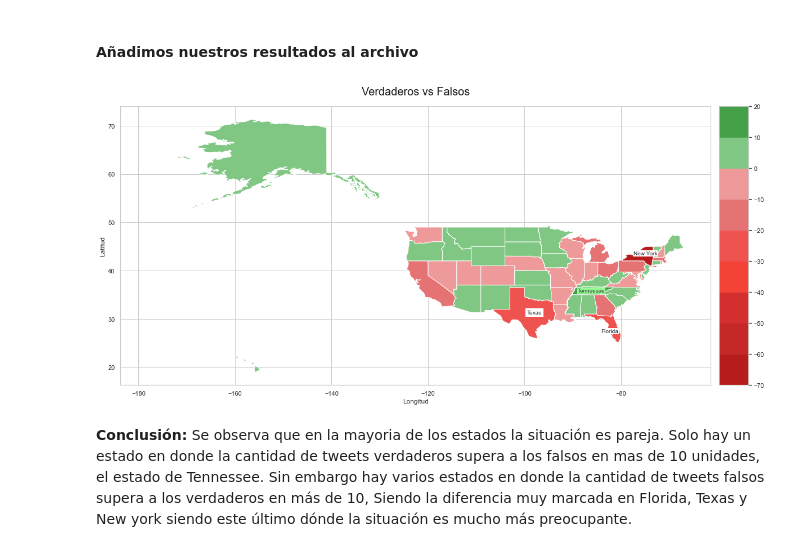
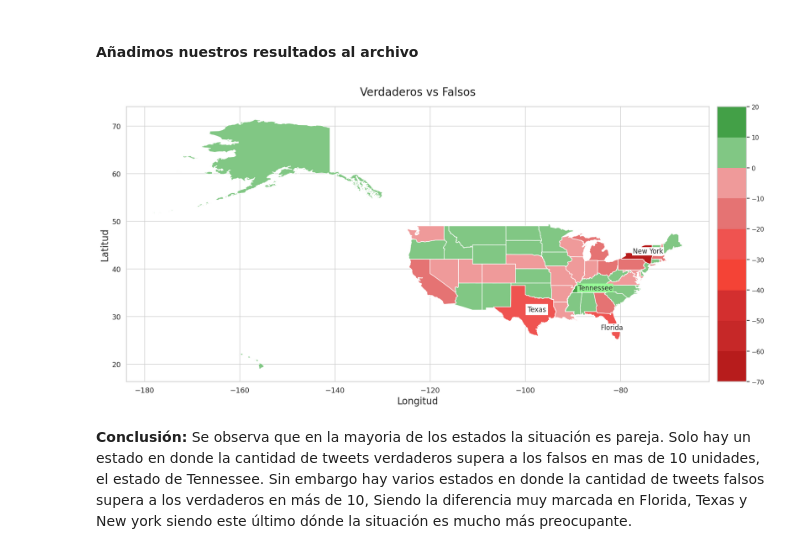
Before and after one commit to Filyank/Datavid-20, a Jupyter notebook: TP1-1c2020/notebook_entregable.ipynb, the cells around one changed output. Cells and saved outputs as stored; diff of their text form; code cells hidden in the pictures.

```diff
--- a/TP1-1c2020/notebook_entregable.ipynb
+++ b/TP1-1c2020/notebook_entregable.ipynb
@@ -1015,35 +1027,36 @@ usa.fillna(0,inplace=True)
 # %%
 
 fig, ax = plt.subplots(figsize=(20, 20))
 
 # Control del título y los ejes
 ax.set_title('Verdaderos vs Falsos',
              pad = 20,
              fontdict={'fontsize':20, 'color': 'k'})
-ax.set_xlabel('Longitud')
-ax.set_ylabel('Latitud')
+ax.set_xlabel('Longitud', fontsize=17)
+ax.set_ylabel('Latitud', fontsize=17)
+ax.tick_params(axis='both', labelsize=13)
 
 # Añadir la leyenda separada del mapa
 divider = make_axes_locatable(ax)
 cax = divider.append_axes("right", size="5%", pad=0.2)
 
 #Colores
 cmap = colors.ListedColormap(['#b71c1c', '#c62828', '#d32f2f','#f44336', '#ef5350','#e57373','#ef9a9a','#81c784','#43a047'])
 boundaries = [-70, -60, -50, -40, -30, -20,-10,0,10,20]
 norm = colors.BoundaryNorm(boundaries, cmap.N, clip=True)
 
 #Agrego etiquetas
 plt.text(-330, -28, 'New York', bbox=dict(boxstyle='square,pad=0.1', fc='white', ec='none')) # 300m x offset added.
 plt.text(-655, -47, 'Texas', bbox=dict(boxstyle='square,pad=0.3', fc='white', ec='none')) # 300m x offset added.
 plt.text(-430, -53, 'Florida', bbox=dict(boxstyle='square,pad=0.1', fc='white', ec='none')) # 300m x offset added.
 plt.text(-500, -40, 'Tennessee', bbox=dict(boxstyle='square,pad=0.1', fc='palegreen', ec='none')) # 300m x offset added.
 
 # Generar y cargar el mapa
 usa.plot(column ='diff', ax=ax,legend=True, cax=cax, zorder=5,cmap=cmap,norm=norm)
 plt.show()
 plt.close()
 # %% [output]
-[figure, old version]
+[figure, new version]
 # %% [markdown]
 **Conclusión:** Se observa que en la mayoria de los estados la situación es pareja. Solo hay un estado en donde la cantidad de tweets verdaderos supera a los falsos en mas de 10 unidades, el estado de Tennessee. Sin embargo hay varios estados en donde la cantidad de tweets falsos supera a los verdaderos en más de 10, Siendo la diferencia muy marcada en Florida, Texas y New york siendo este último dónde la situación es mucho más preocupante.
 # %% [markdown]
```
Also changed, not shown: parts of 31 cells of this notebook.
